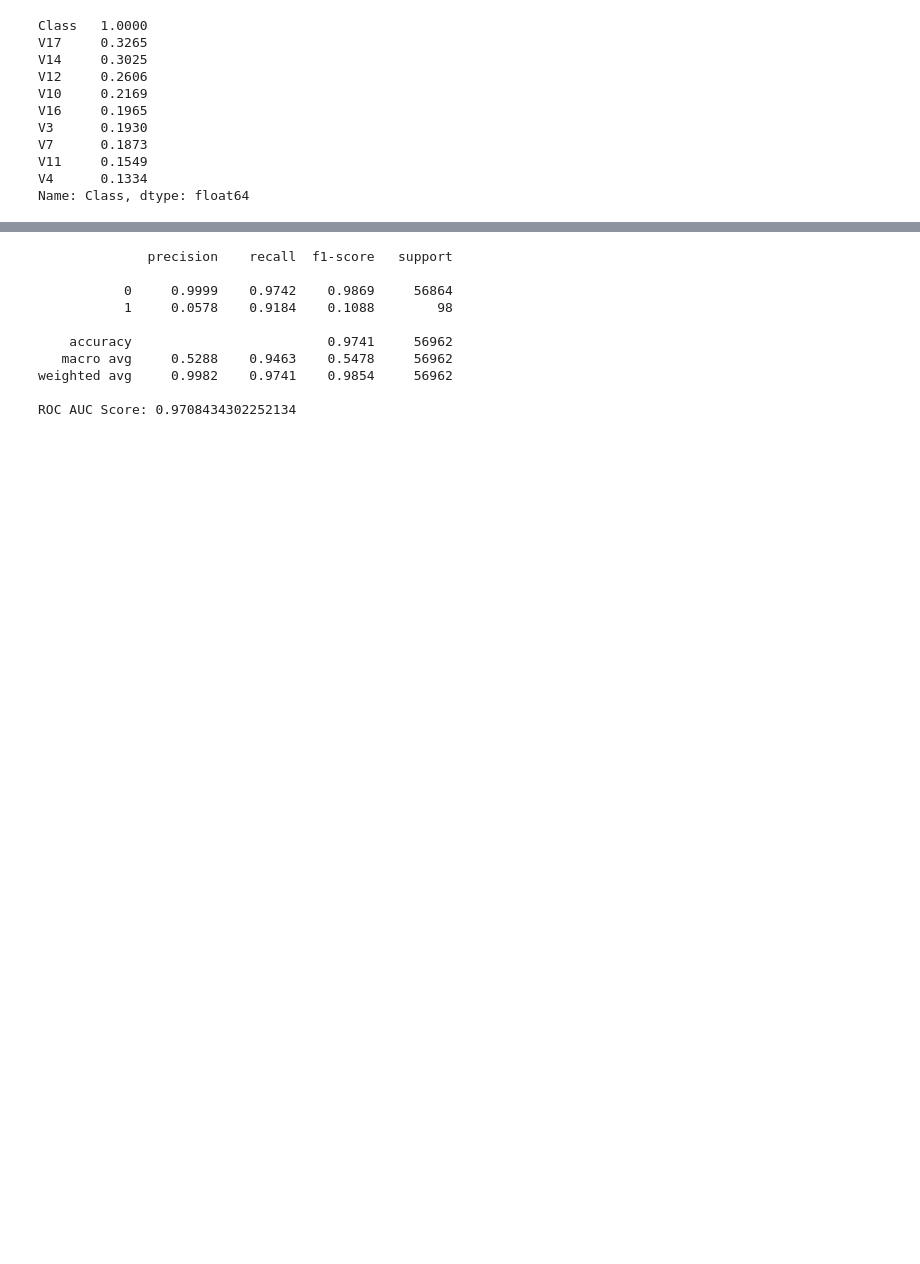
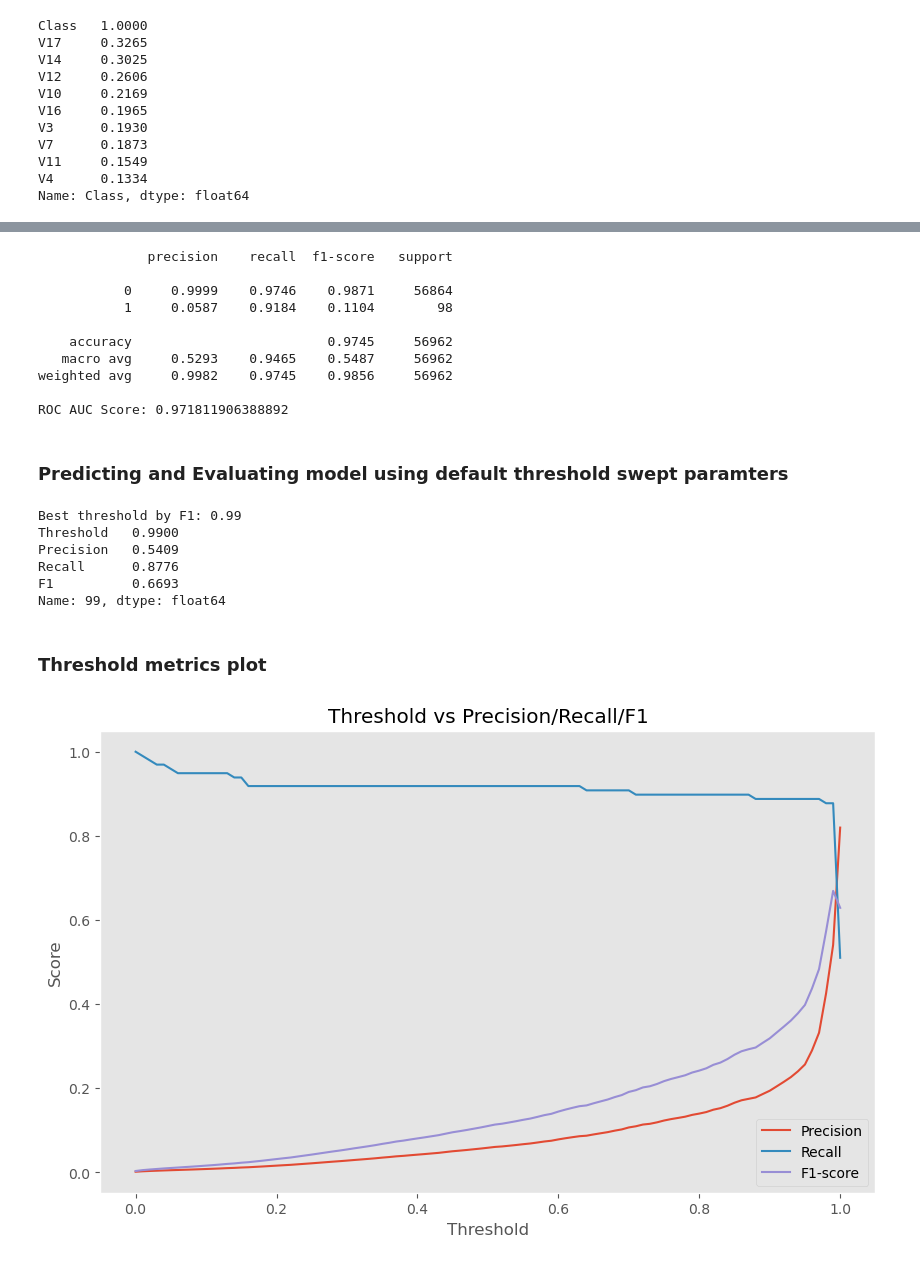
Before and after one commit to Veynitha/credit_card_fraud, a Jupyter notebook: creadit_card_fraud.ipynb, the cells around one changed output, grey strips where cells are left out. Cells and saved outputs as stored; diff of their text form; code cells hidden in the pictures; blank space fills up the shorter version.

Commit message:
Evaluation and training improvements

```diff
--- a/creadit_card_fraud.ipynb
+++ b/creadit_card_fraud.ipynb
@@ -156,3 +137,0 @@ pipeline = Pipeline([
-# %%
-# 5. Train the model
-pipeline.fit(X_train, y_train)
@@ -165,0 +165,2 @@ y_pred_proba = pipeline.predict_proba(X_test)[:, 1]
+# %%
+model = LogisticRegression(max_iter=1000, random_state=42)
@@ -166,15 +230,18 @@ y_pred_proba = pipeline.predict_proba(X_test)[:, 1]
 # %%
+# 6. Predictions
+y_pred = model.predict(X_test_scaled)
+y_proba = model.predict_proba(X_test_scaled)[:, 1]
 # 7. Evaluation: precision, recall, f1-score, and AUC-ROC
 print(classification_report(y_test, y_pred, digits=4))
-print("ROC AUC Score:", roc_auc_score(y_test, y_pred_proba))
+print("ROC AUC Score:", roc_auc_score(y_test, y_proba))
 # %% [output]
               precision    recall  f1-score   support
 
-           0     0.9999    0.9742    0.9869     56864
-           1     0.0578    0.9184    0.1088        98
+           0     0.9999    0.9746    0.9871     56864
+           1     0.0587    0.9184    0.1104        98
 
-    accuracy                         0.9741     56962
-   macro avg     0.5288    0.9463    0.5478     56962
-weighted avg     0.9982    0.9741    0.9854     56962
+    accuracy                         0.9745     56962
+   macro avg     0.5293    0.9465    0.5487     56962
+weighted avg     0.9982    0.9745    0.9856     56962
 
-ROC AUC Score: 0.9708434302252134
+ROC AUC Score: 0.971811906388892
@@ -183 +248,52 @@ y_proba = pipeline.predict_proba(X_test)[:, 1]
+# %% [markdown]
+### Predicting and Evaluating model using default threshold swept paramters
+# %%
+# 1. Predict probabilities
+y_proba = model.predict_proba(X_test_scaled)[:, 1]
+
+# 2. Define thresholds to test
+thresholds = np.arange(0.0, 1.01, 0.01)  # From 0 to 1 in steps of 0.01
+
+# 3. Store metrics
+scores = []
+
+for thresh in thresholds:
+    y_pred_thresh = (y_proba >= thresh).astype(int)
+    precision = precision_score(y_test, y_pred_thresh, zero_division=0)
+    recall = recall_score(y_test, y_pred_thresh)
+    f1 = f1_score(y_test, y_pred_thresh)
+    scores.append((thresh, precision, recall, f1))
+
+# 4. Convert to DataFrame for easy analysis
+import pandas as pd
+scores_df = pd.DataFrame(scores, columns=["Threshold", "Precision", "Recall", "F1"])
+
+# 5. Find the best threshold (e.g., max F1)
+best_row = scores_df.loc[scores_df["F1"].idxmax()]
+best_threshold = best_row["Threshold"]
+
+print(f"Best threshold by F1: {best_threshold:.2f}")
+print(best_row)
+# %% [output]
+Best threshold by F1: 0.99
+Threshold   0.9900
+Precision   0.5409
+Recall      0.8776
+F1          0.6693
+Name: 99, dtype: float64
+# %% [markdown]
+### Threshold metrics plot
+# %%
+plt.figure(figsize=(10,6))
+plt.plot(scores_df["Threshold"], scores_df["Precision"], label="Precision")
+plt.plot(scores_df["Threshold"], scores_df["Recall"], label="Recall")
+plt.plot(scores_df["Threshold"], scores_df["F1"], label="F1-score")
+plt.xlabel("Threshold")
+plt.ylabel("Score")
+plt.title("Threshold vs Precision/Recall/F1")
+plt.legend()
+plt.grid()
+plt.show()
+# %% [output]
+[figure, added]
 # %%
```
Also changed, not shown: parts of 43 cells of this notebook.
